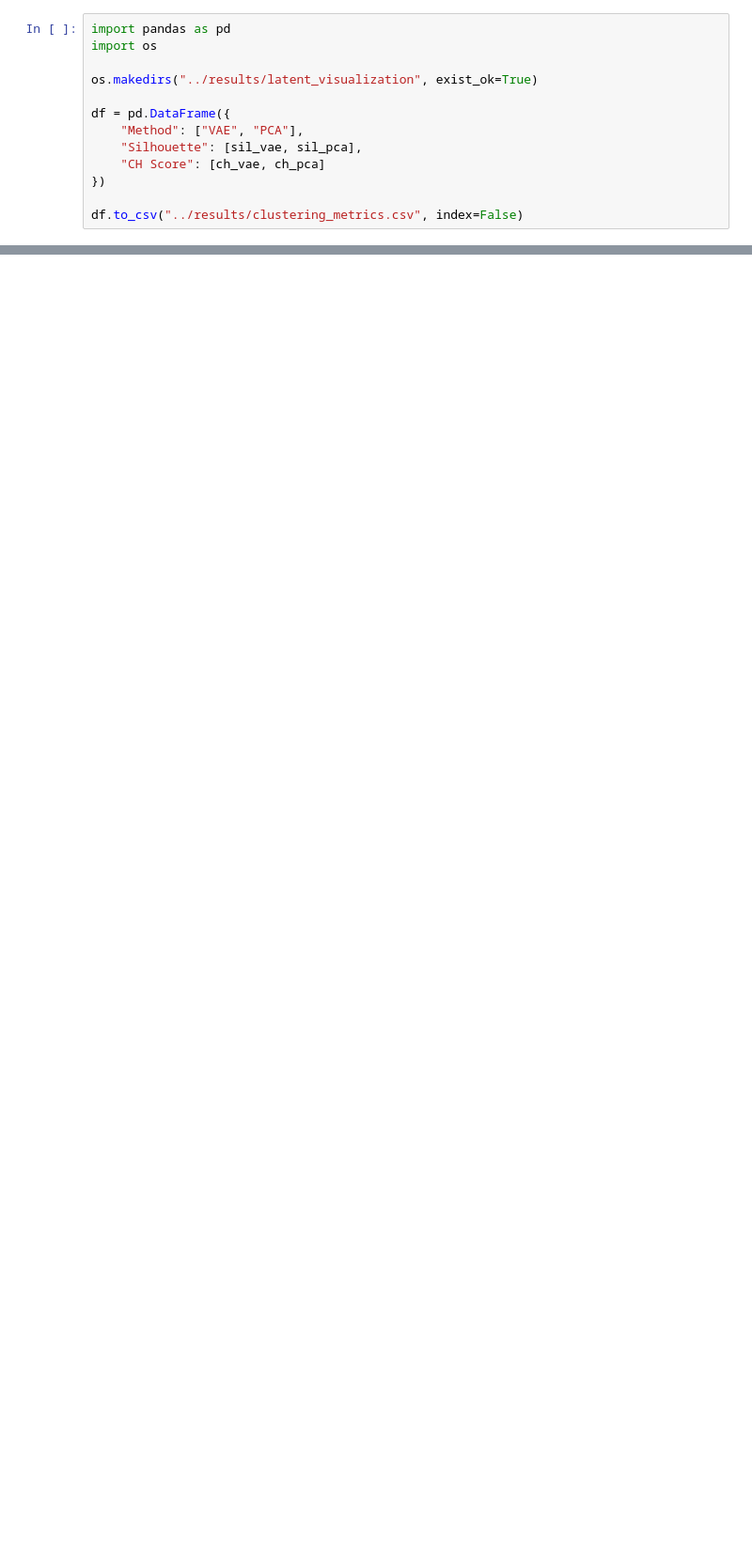
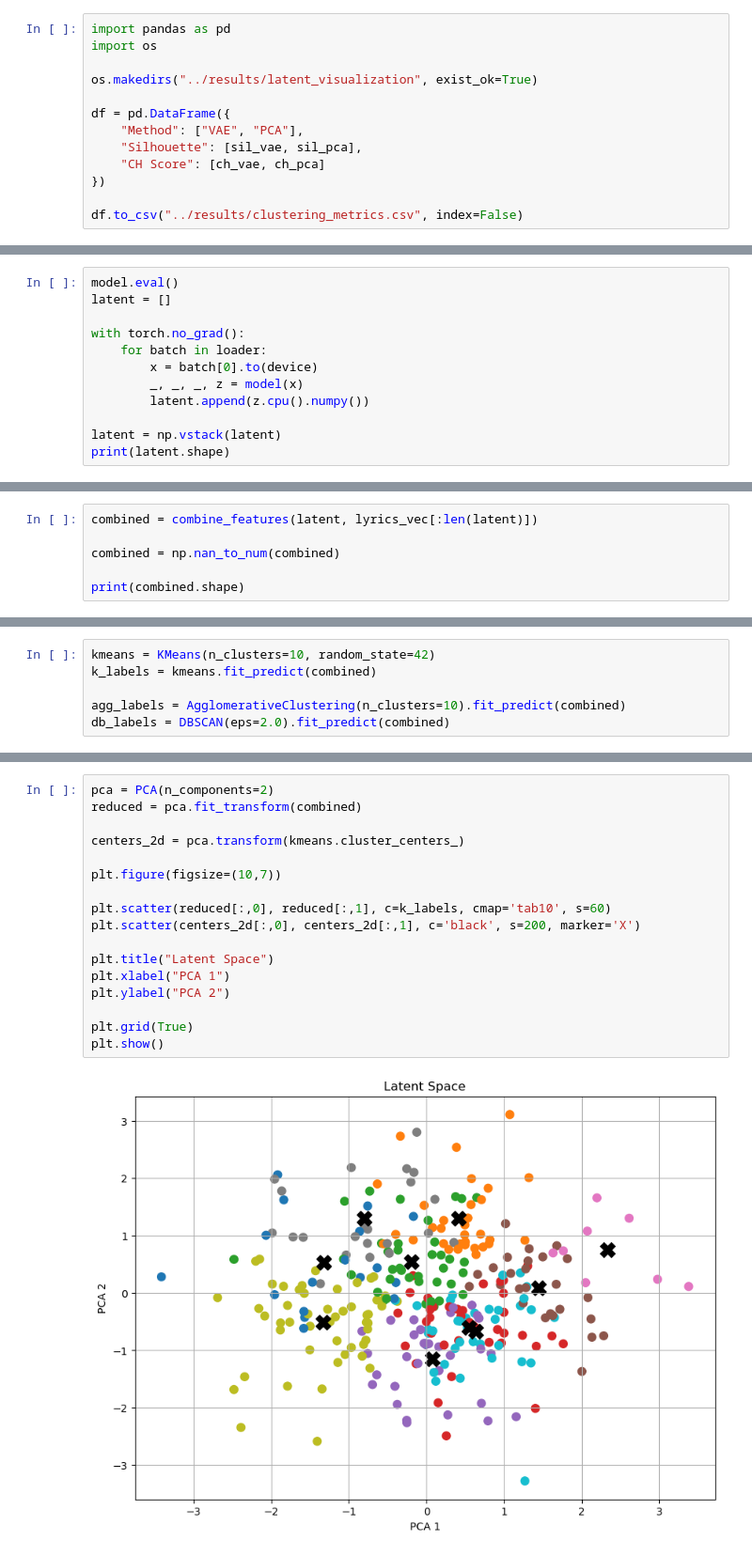
Before and after one commit to fariasoroni21296/RythMindStableVersion, a Jupyter notebook: notebooks/ exploratory.ipynb, the cells around one changed output, grey strips where cells are left out. Shown at 94% size. Cells and saved outputs as stored; diff of their text form; blank space fills up the shorter version.

```diff
--- a/notebooks/ exploratory.ipynb
+++ b/notebooks/ exploratory.ipynb
@@ -452,0 +576,12 @@ df.to_csv("../results/clustering_metrics.csv", index=False)
+# %%
+model.eval()
+latent = []
+
+with torch.no_grad():
+    for batch in loader:
+        x = batch[0].to(device)
+        _, _, _, z = model(x)
+        latent.append(z.cpu().numpy())
+
+latent = np.vstack(latent)
+print(latent.shape)
@@ -452,0 +590,6 @@ df.to_csv("../results/clustering_metrics.csv", index=False)
+# %%
+combined = combine_features(latent, lyrics_vec[:len(latent)])
+
+combined = np.nan_to_num(combined)
+
+print(combined.shape)
@@ -452,0 +598,6 @@ df.to_csv("../results/clustering_metrics.csv", index=False)
+# %%
+kmeans = KMeans(n_clusters=10, random_state=42)
+k_labels = kmeans.fit_predict(combined)
+
+agg_labels = AgglomerativeClustering(n_clusters=10).fit_predict(combined)
+db_labels = DBSCAN(eps=2.0).fit_predict(combined)
@@ -452,0 +628,19 @@ df.to_csv("../results/clustering_metrics.csv", index=False)
+# %%
+pca = PCA(n_components=2)
+reduced = pca.fit_transform(combined)
+
+centers_2d = pca.transform(kmeans.cluster_centers_)
+
+plt.figure(figsize=(10,7))
+
+plt.scatter(reduced[:,0], reduced[:,1], c=k_labels, cmap='tab10', s=60)
+plt.scatter(centers_2d[:,0], centers_2d[:,1], c='black', s=200, marker='X')
+
+plt.title("Latent Space")
+plt.xlabel("PCA 1")
+plt.ylabel("PCA 2")
+
+plt.grid(True)
+plt.show()
+# %% [output]
+[figure, added]
```
Also changed, not shown: parts of 28 cells of this notebook, 9 other files.
